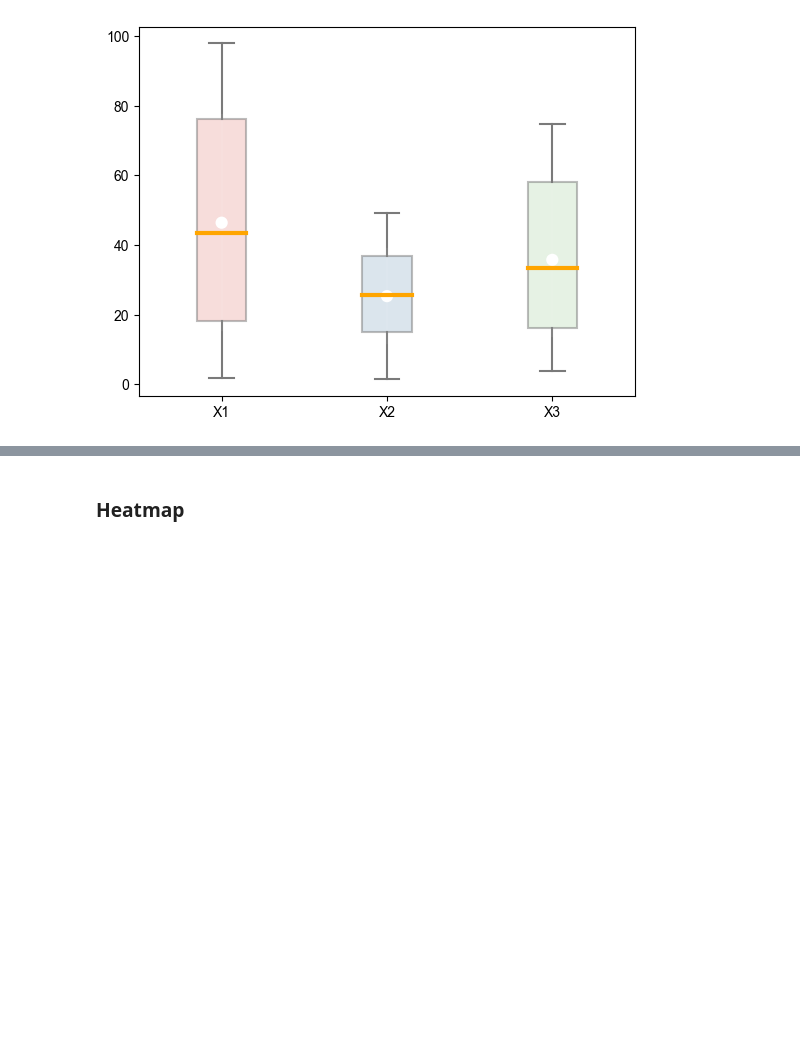
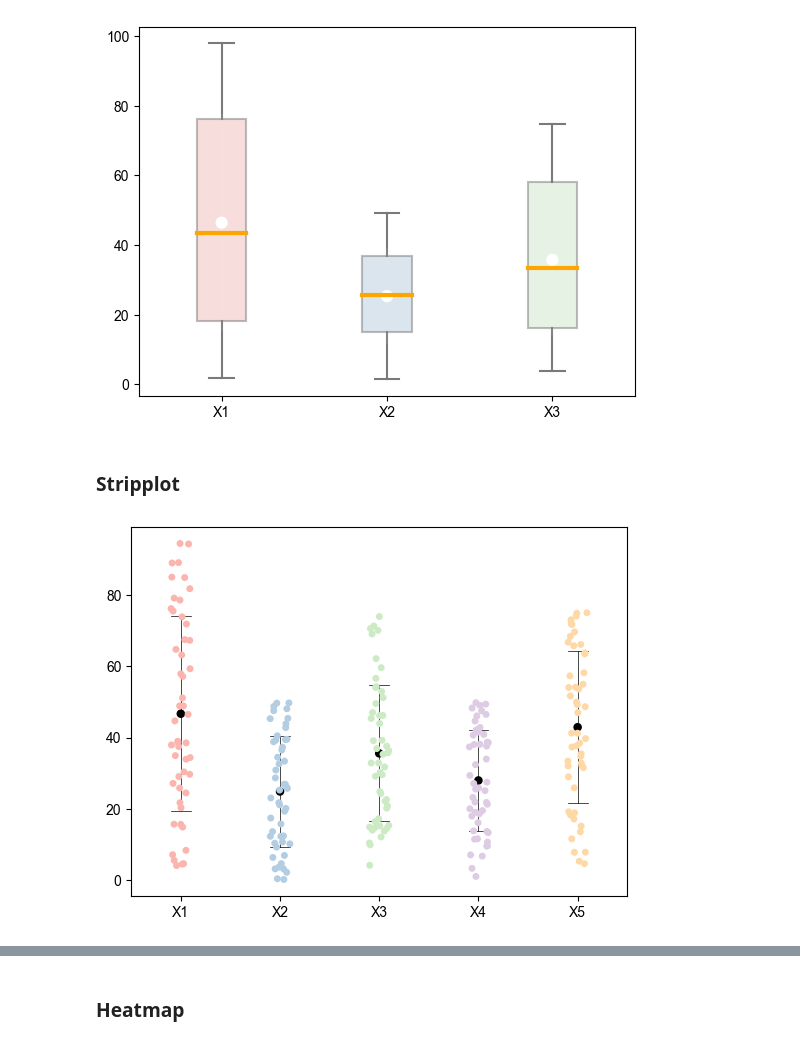
Before and after one commit to akim0919/Visualization, a Jupyter notebook: 2Dplot.ipynb, the cells around one changed output, grey strips where cells are left out. Saved outputs shown, nothing was run; the diff lists cells and outputs as text; code cells hidden in the pictures; blank space fills up the shorter version.

```diff
--- a/2Dplot.ipynb
+++ b/2Dplot.ipynb
@@ -275,3 +279,22 @@ ax1 = sns.pointplot(data = dfData, estimator = np.mean, join = False, markers =
                     color = 'white', errorbar = ('sd'), errwidth=0.1)
 # %% [output]
 [figure]
+# %% [markdown]
+### Stripplot
+# %%
+xLabel = ['X1', 'X2', 'X3', 'X4', 'X5']
+yArray = np.array([np.random.uniform(0,100, size = 50),
+                   np.random.uniform(0,50, size = 50),
+                   np.random.uniform(0,75, size = 50),
+                   np.random.uniform(0,50, size = 50),
+                   np.random.uniform(0,80, size = 50)])
+
+dfData = pd.DataFrame(yArray.T, columns = xLabel)
+
+colors = sns.color_palette("Pastel1", len(xLabel))
+
+# Draw stripplot
+ax = sns.stripplot(data = dfData, palette = colors, size = 5)
+ax1 = sns.pointplot(data = dfData, estimator = 'mean', errorbar = 'sd', join = False, markers = 'o', scale = 0.7, errwidth = 0.5, capsize = 0.2, color = 'black')
+# %% [output]
+[figure, added]
```
Also changed, not shown: parts of 8 cells of this notebook, 1 other file.
